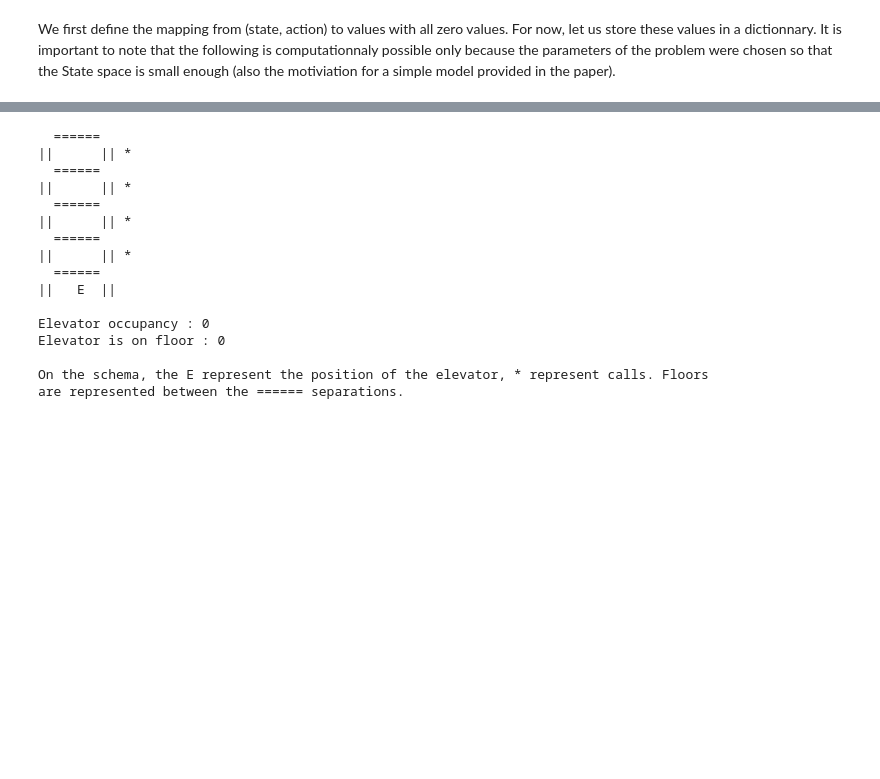
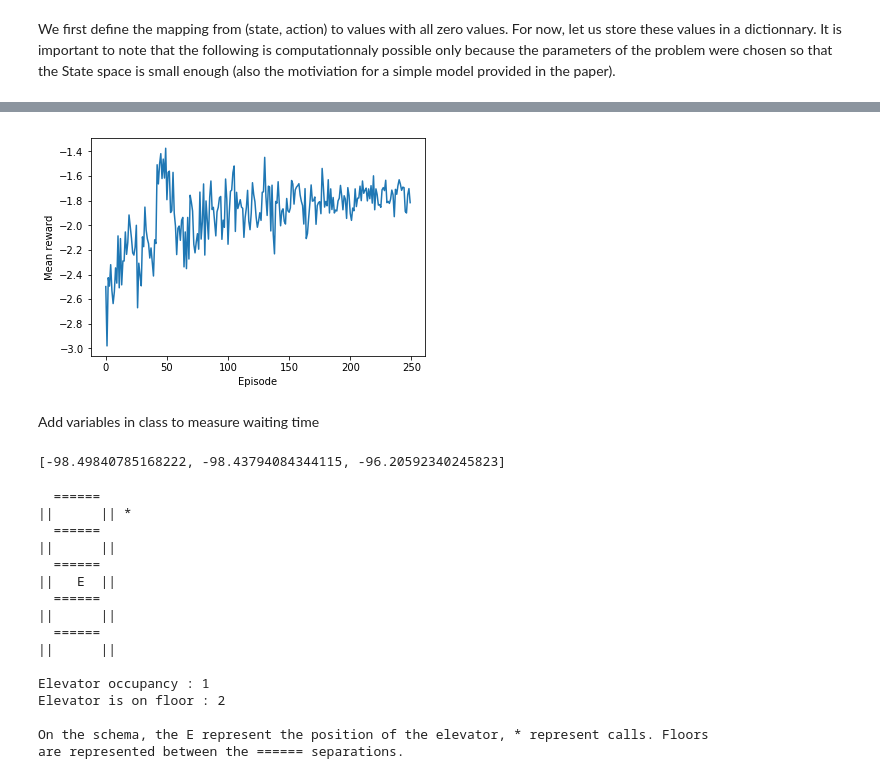
Before and after one commit to gabrielkasmi/reinforcement_learning, a Jupyter notebook: RL_elevator.ipynb, the cells around one changed output, grey strips where cells are left out. Cells and saved outputs as stored; diff of their text form; code cells hidden in the pictures; blank space fills up the shorter version.

```diff
--- a/RL_elevator.ipynb
+++ b/RL_elevator.ipynb
@@ -278,3 +283,13 @@ Q
+# %%
+mean_rewards = [np.mean(rewards[e]) for e in rewards]
+plt.plot(mean_rewards)
+plt.xlabel("Episode")
+plt.ylabel("Mean reward")
+plt.show()
+# %% [output]
+[figure, added]
+# %% [markdown]
+Add variables in class to measure waiting time
 # %%
 def implement_policy(Q, T, x0=(0,0,0,0,0,0)):
     """
@@ -298,20 +317,24 @@ def implement_policy(Q, T, x0=(0,0,0,0,0,0)):
         time.sleep(0.5)
+# %%
+[Q[((0,0,0,1,2,0), i)] for i in [-1,0,1]]
+# %% [output]
+[-98.49840785168222, -98.43794084344115, -96.20592340245823]
 # %%
-implement_policy(Q, 37)
+implement_policy(Q, 50)
 # %% [output]
   ======
 ||      || *
   ======
-||      || *
-  ======
-||      || *
-  ======
-||      || *
+||      ||
   ======
 ||   E  ||
+  ======
+||      ||
+  ======
+||      ||
 
-Elevator occupancy : 0
-Elevator is on floor : 0
+Elevator occupancy : 1
+Elevator is on floor : 2
 
 On the schema, the E represent the position of the elevator, * represent calls. Floors
 are represented between the ====== separations.
```
Also changed, not shown: parts of 11 cells of this notebook.
